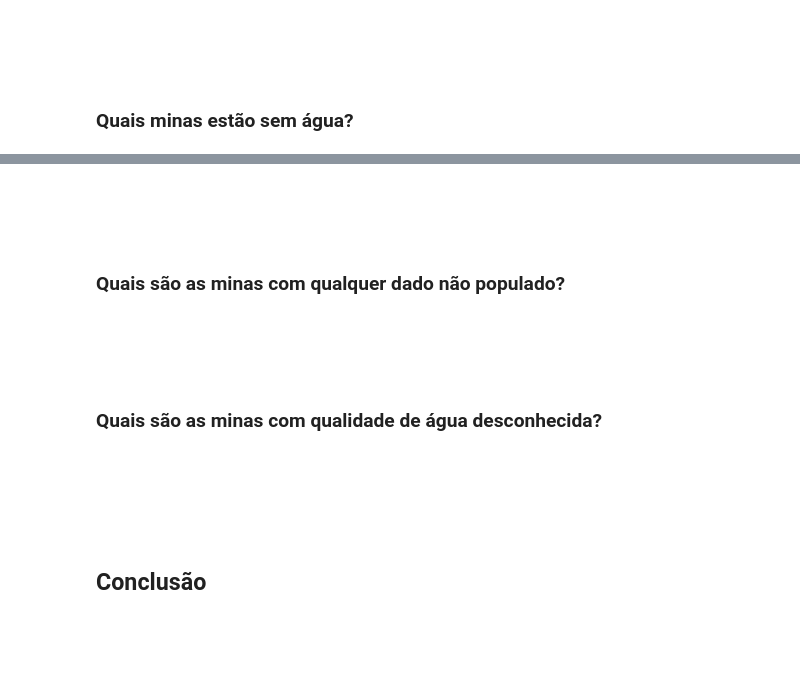
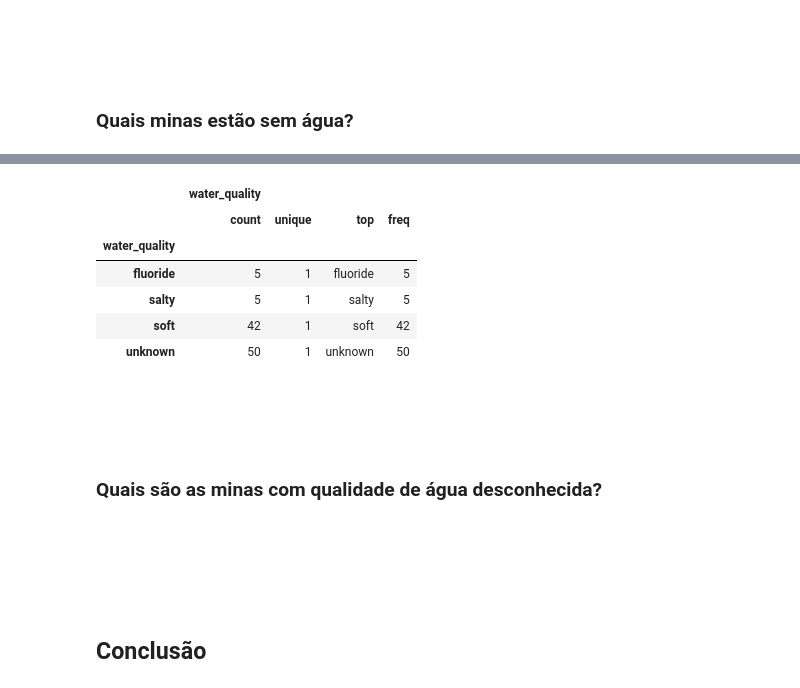
Before and after one commit to azabraao/IA-avaliacao-01, a Jupyter notebook: water-table.ipynb, the cells around one changed output, grey strips where cells are left out. Cells and saved outputs as stored; diff of their text form; code cells hidden in the pictures; blank space fills up the shorter version.

```diff
--- a/water-table.ipynb
+++ b/water-table.ipynb
@@ -51,8 +141,17 @@ data = pd.read_csv("pumpit.csv", index_col=0)
+# %%
+# Obtendo a qualidade de água delas:
+
+data[builtInOldestYear].groupby("water_quality")[["water_quality"]].describe()
+# %% [output]
+|  | water_quality |  |  |  |
+|  | count | unique | top | freq |
+| water_quality |  |  |  |  |
+| fluoride | 5 | 1 | fluoride | 5 |
+| salty | 5 | 1 | salty | 5 |
+| soft | 42 | 1 | soft | 42 |
+| unknown | 50 | 1 | unknown | 50 |
 # %% [markdown]
 <br/><br/><br/>
-### Quais são as minas com qualquer dado não populado?
+### Quais são as minas com qualidade de água desconhecida?
 # %%
 ### Sexta resolução
-# %% [markdown]
-<br/><br/><br/>
-### Quais são as minas com qualidade de água desconhecida?
```
Also changed, not shown: parts of 15 cells of this notebook.
